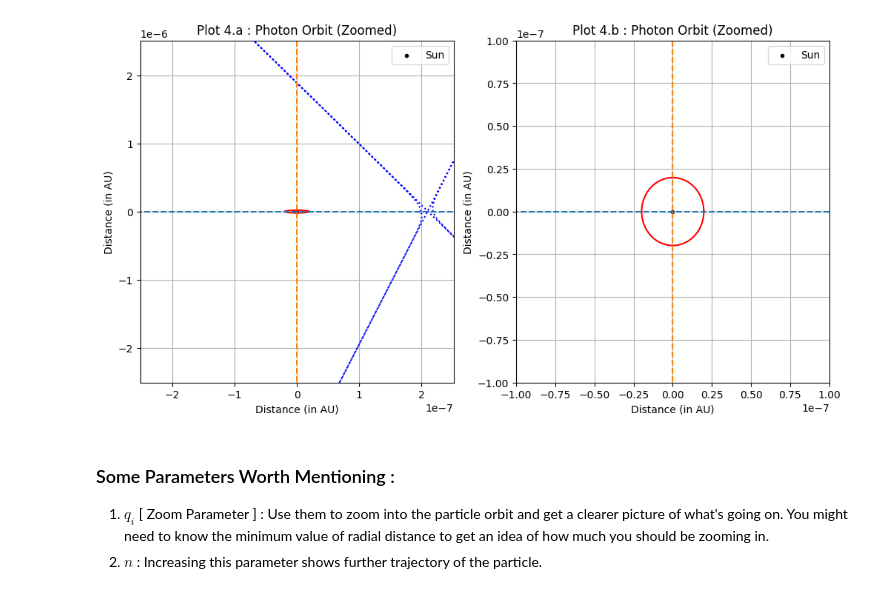
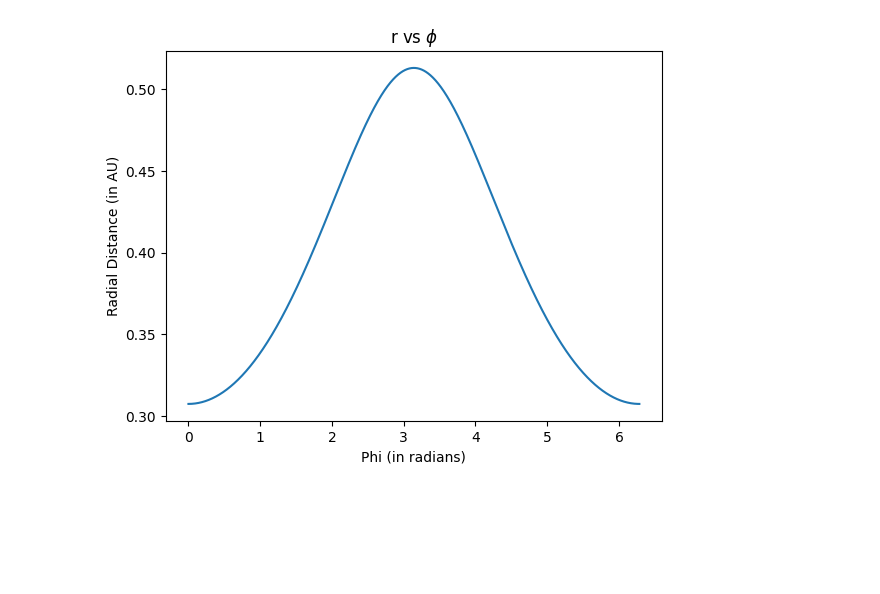
Before and after one commit to arndasgupta72/eventhorizon, a Jupyter notebook: Result_1.ipynb, the cells around one changed output. Saved outputs shown, nothing was run; the diff lists cells and outputs as text; code cells hidden in the pictures; blank space fills up the shorter version.

```diff
--- a/Result_1.ipynb
+++ b/Result_1.ipynb
@@ -44,10 +39,10 @@ e_earth = 0.017                     # eccentricity of earth's orbit (in Newtonia
 # %%
 # Defining the derivative function
-# here x = angular position (phi)
-# and y = radial position (r)
+# Here x = angular coordinate (phi)
+# and y = [r, v]
 
 def ddx(x,y):
     u = y[0]
     v = y[1]
-    return np.array([v,3*G*M*u**2/c**2-u])
+    return np.array([v,G*M/L**2-u])
 # %%
@@ -179,52 +161,13 @@ Schwarzschild Radius, r_s = 2968.5503495510543
-# %%
-# Finer Picture of the orbit
-# ZOOM IN THE PLOT USING THE PARAMETER 'q'
-
-plt.figure(figsize=(12,6))
-
-pps = np.arange(0,2*np.pi+0.01,0.01)
-xxs = [r_s/AU*np.cos(i) for i in pps]
-yys = [r_s/AU*np.sin(i) for i in pps]
-
-plt.subplot(1,2,1)
-
-q_1 = 6.6                              # Increase this number to zoom into the plot
-
-plt.plot(xxs,yys,c='red')
-plt.plot(x_ax,y_ax,c='blue',linestyle = 'dotted')
-plt.plot([-l,l],[0,0],linestyle = 'dashed')
-plt.plot([0,0],[-l,l],linestyle = 'dashed')
-plt.scatter([0],[0],marker='.',c='black',label="Sun")
-plt.xlabel("Distance (in AU)")
-plt.ylabel("Distance (in AU)")
-plt.title("Plot 4.a : Photon Orbit (Zoomed)")
-plt.xlim(-10**-q_1,10**-q_1)
-plt.ylim(-10*10**-q_1,10*10**-q_1)
-plt.grid()
-plt.legend()
-
-plt.subplot(1,2,2)
-
-q_2 = 7.0                               # Increase this number to zoom into the plot
-
-plt.plot(xxs,yys,c='red')
-plt.plot(x_ax,y_ax,c='blue',linestyle = 'dotted')
-plt.plot([-l,l],[0,0],linestyle = 'dashed')
-plt.plot([0,0],[-l,l],linestyle = 'dashed')
-plt.scatter([0],[0],marker='.',c='black',label="Sun")
-plt.xlabel("Distance (in AU)")
-plt.ylabel("Distance (in AU)")
-plt.title("Plot 4.b : Photon Orbit (Zoomed)")
-plt.xlim(-10**-q_2,10**-q_2)
-plt.ylim(-10**-q_2,10**-q_2)
-plt.grid()
-plt.legend()
-
-plt.show()
-# %% [output]
-[figure, removed]
-# %% [markdown]
-### Some Parameters Worth Mentioning :
-
-1. $q_i$ [ Zoom Parameter ] : Use them to zoom into the particle orbit and get a clearer picture of what's going on. You might need to know the minimum value of radial distance to get an idea of how much you should be zooming in.
-2. $n$ : Increasing this parameter shows further trajectory of the particle.
+# %%
+# r vs phi
+
+plt.plot(xs,r_1)
+# plt.plot(xs,r_2)
+plt.title("r vs ${\phi}$")
+# plt.plot([0,max(days)],[max(r),max(r)],linestyle = "dotted",label = "Aphelion")
+# plt.plot([0,max(days)],[min(r),min(r)],linestyle = "dotted",label = "Perihelion")
+plt.ylabel("Radial Distance (in AU)")
+plt.xlabel("Phi (in radians)")
+plt.show()
+# %% [output]
+[figure, added]
```
Also changed, not shown: parts of 12 cells of this notebook, 2 other files.
